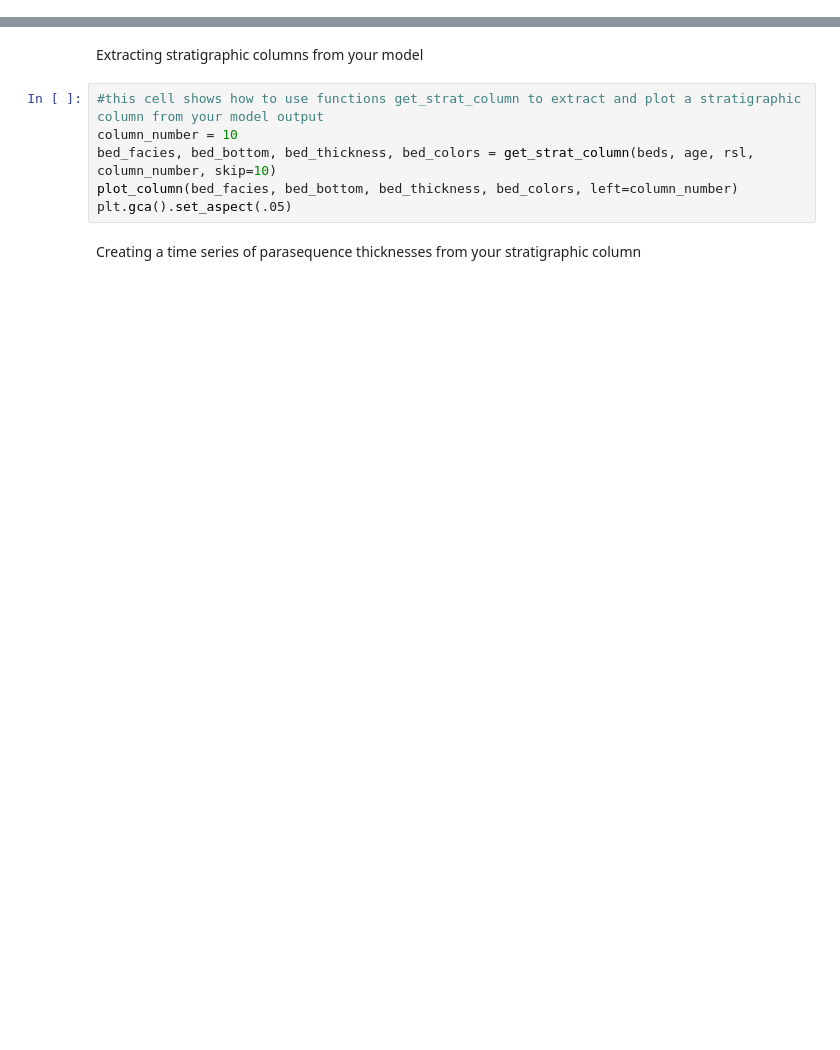
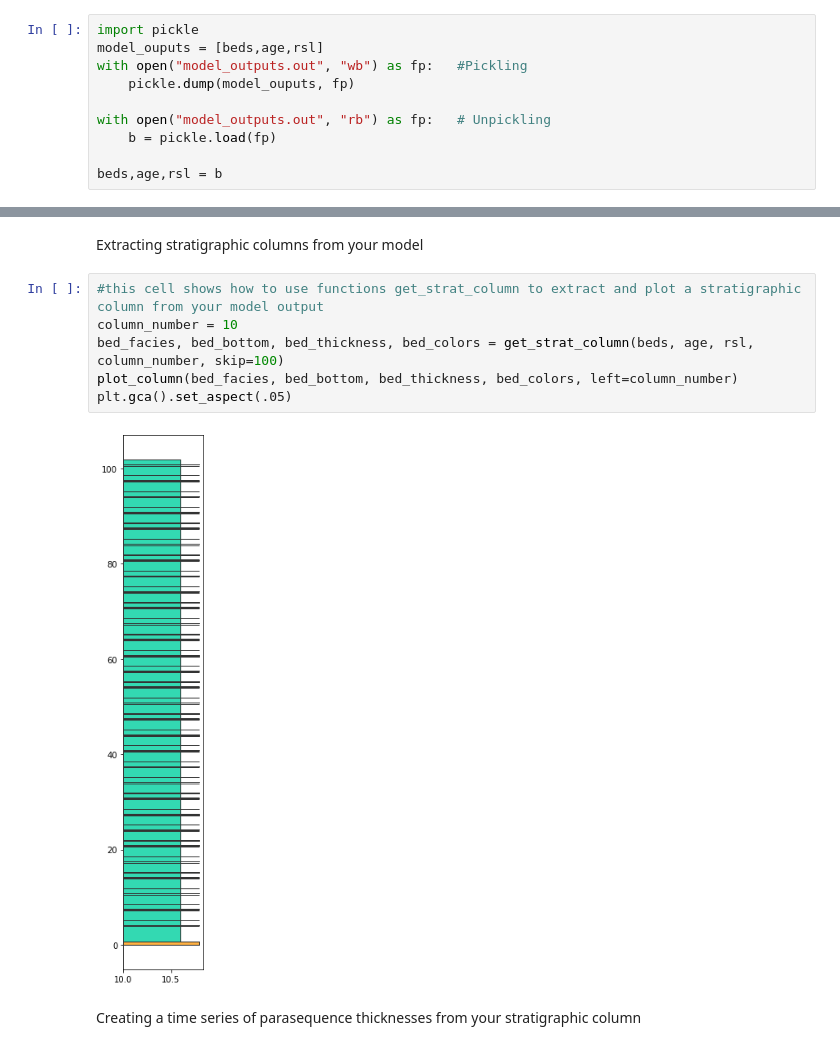
Before and after one commit to blakedyer/eos423-public, a Jupyter notebook: Labs/Lab 2p2/assignment_2_2_notebook.ipynb, the cells around one changed output, grey strips where cells are left out. Cells and saved outputs as stored; diff of their text form; blank space fills up the shorter version.

```diff
--- a/Labs/Lab 2p2/assignment_2_2_notebook.ipynb
+++ b/Labs/Lab 2p2/assignment_2_2_notebook.ipynb
@@ -221,3 +304,13 @@ for i in progress_bar:
         beds.append(model.u)
         age.append(model.time)
         rsl.append(model.base_level)
+# %%
+import pickle
+model_ouputs = [beds,age,rsl]
+with open("model_outputs.out", "wb") as fp:   #Pickling
+    pickle.dump(model_ouputs, fp)
+
+with open("model_outputs.out", "rb") as fp:   # Unpickling
+    b = pickle.load(fp)
+
+beds,age,rsl = b
@@ -226,8 +347,10 @@ Extracting stratigraphic columns from your model
 # %%
 #this cell shows how to use functions get_strat_column to extract and plot a stratigraphic column from your model output
 column_number = 10
-bed_facies, bed_bottom, bed_thickness, bed_colors = get_strat_column(beds, age, rsl, column_number, skip=10)
+bed_facies, bed_bottom, bed_thickness, bed_colors = get_strat_column(beds, age, rsl, column_number, skip=100)
 plot_column(bed_facies, bed_bottom, bed_thickness, bed_colors, left=column_number)
 plt.gca().set_aspect(.05)
+# %% [output]
+[figure, added]
 # %% [markdown]
 Creating a time series of parasequence thicknesses from your stratigraphic column
```
Also changed, not shown: parts of 35 cells of this notebook, 26 other files.
